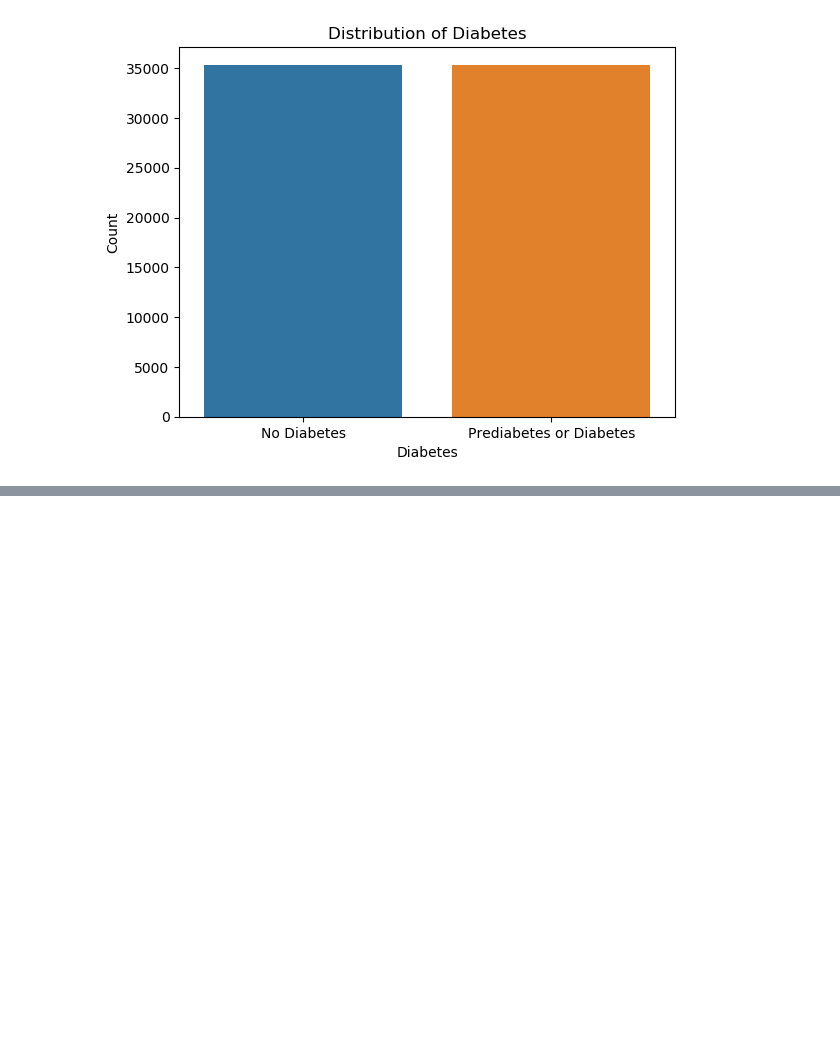
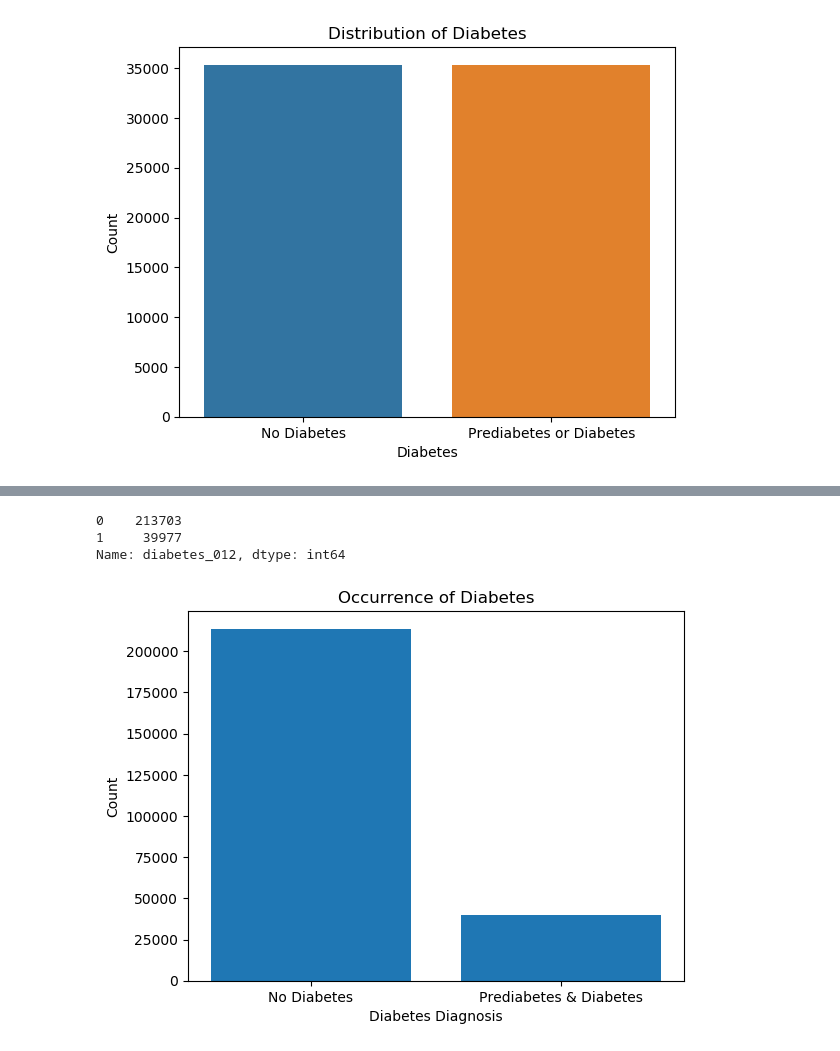
Before and after one commit to ChrisGarciaDS/Predict-Diabetes-Cloud, a Jupyter notebook: analysisNotebook.ipynb, the cells around one changed output, grey strips where cells are left out. Saved outputs shown, nothing was run; the diff lists cells and outputs as text; code cells hidden in the pictures; blank space fills up the shorter version.

```diff
--- a/analysisNotebook.ipynb
+++ b/analysisNotebook.ipynb
@@ -499,0 +594,16 @@ plt.show()
+# %%
+diabetes_indicators_df.loc[diabetes_indicators_df['diabetes_012'] > 1, 'diabetes_012'] = 1
+# %%
+diabetes_indicators_df['diabetes_012'].value_counts()
+# %% [output]
+0    213703
+1     39977
+Name: diabetes_012, dtype: int64
+# %%
+plt.bar(['No Diabetes', 'Prediabetes & Diabetes'], diabetes_indicators_df['diabetes_012'].value_counts())
+plt.title('Occurrence of Diabetes')
+plt.xlabel('Diabetes Diagnosis')
+plt.ylabel('Count')
+plt.show()
+# %% [output]
+[figure, added]
```
Also changed, not shown: parts of 42 cells of this notebook.
